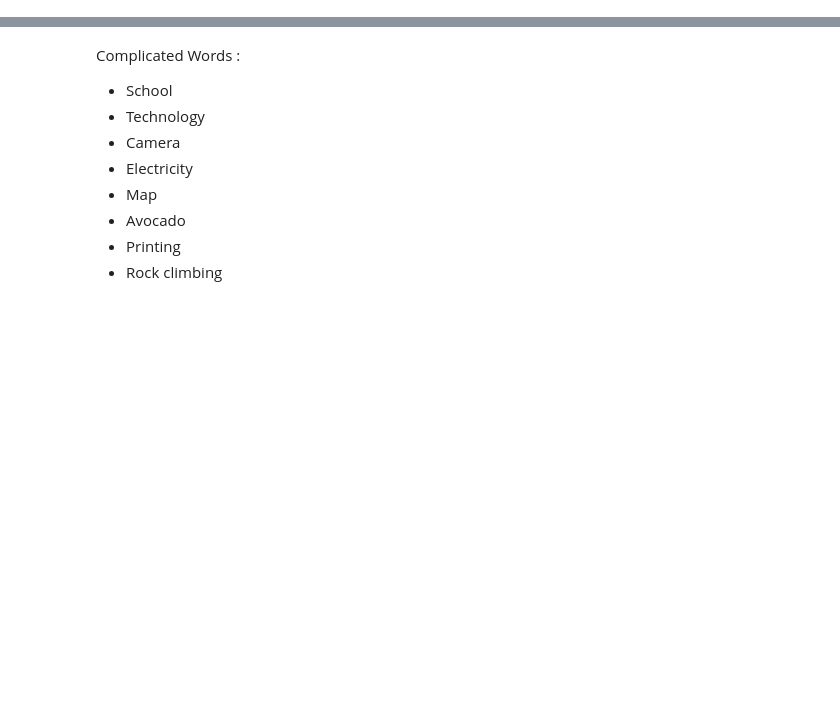
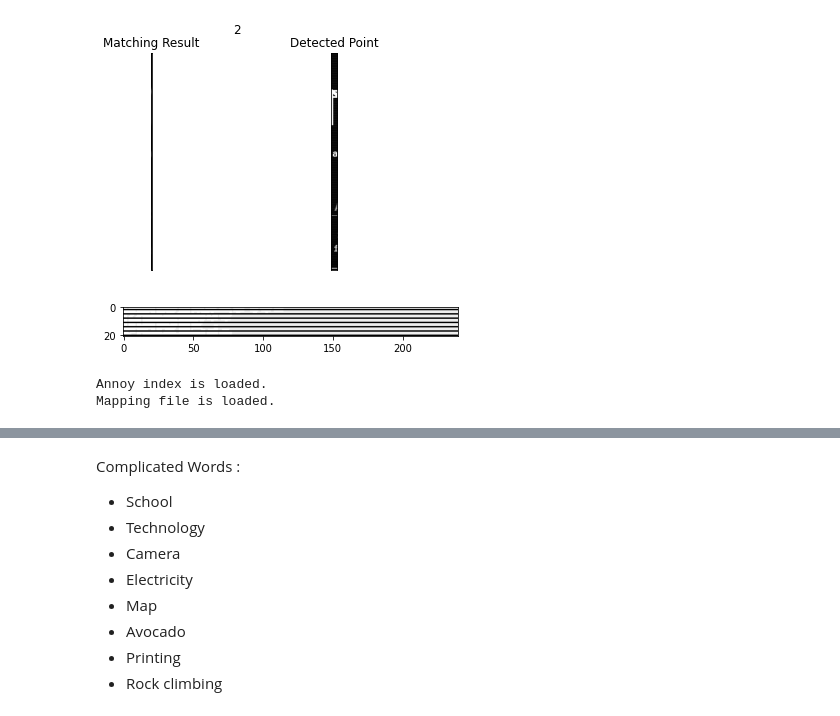
Before and after one commit to parallelepipede/SPIA, a Jupyter notebook: semantris/semantris.ipynb, the cells around one changed output, grey strips where cells are left out. Saved outputs shown, nothing was run; the diff lists cells and outputs as text; code cells hidden in the pictures; blank space fills up the shorter version.

```diff
--- a/semantris/semantris.ipynb
+++ b/semantris/semantris.ipynb
@@ -42,23 +61,24 @@ array_screen = np.array(screen)
 # %%
-template = cv2.imread('arrow.png', cv2.IMREAD_GRAYSCALE) #
+template = cv2.imread(os.path.join('images','arrow.png'), cv2.IMREAD_GRAYSCALE)
 
-#print(template.shape, array_screen.shape)
 w, h = template.shape
 
 method = cv2.TM_CCORR
 img = array_screen.copy()
 res = cv2.matchTemplate(img,template,method)
 min_val, max_val, min_loc, max_loc = cv2.minMaxLoc(res)
 
 top_left = max_loc
 bottom_right = (top_left[0] + w, top_left[1] + h)
 cv2.rectangle(img,top_left, bottom_right, 255, 2)
 plt.subplot(121),plt.imshow(res,cmap = 'gray')
 plt.title('Matching Result'), plt.xticks([]), plt.yticks([])
 plt.subplot(122),plt.imshow(img,cmap = 'gray')
 plt.title('Detected Point'), plt.xticks([]), plt.yticks([])
 plt.suptitle(method)
 plt.show()
+# %% [output]
+[figure, added]
 # %%
 threshold = 120
 fn = lambda x : 255 if x> threshold else 0
@@ -85,15 +105,20 @@ def find_arrow_index() :
 arrow_index = find_arrow_index()
 text_screen = screenshot_text(arrow_index) #line_index
 plot_img(text_screen,cmap='gray')
+# %% [output]
+[figure, added]
 # %%
 embedding_dimension = 64
-index_filename = 'index2'
+index_filename = 'indexes/index2'
 index = annoy.AnnoyIndex(embedding_dimension,metric = 'angular')
 index.load(index_filename)
 print('Annoy index is loaded.')
 with open(index_filename + '.mapping', 'rb') as handle:
     mapping = pickle.load(handle)
 print('Mapping file is loaded.')
+# %% [output]
+Annoy index is loaded.
+Mapping file is loaded.
 # %%
 model_url = 'https://tfhub.dev/google/universal-sentence-encoder/4'
 print("Loading the TF-Hub model...")
```
Also changed, not shown: parts of 15 cells of this notebook, 10 other files.
